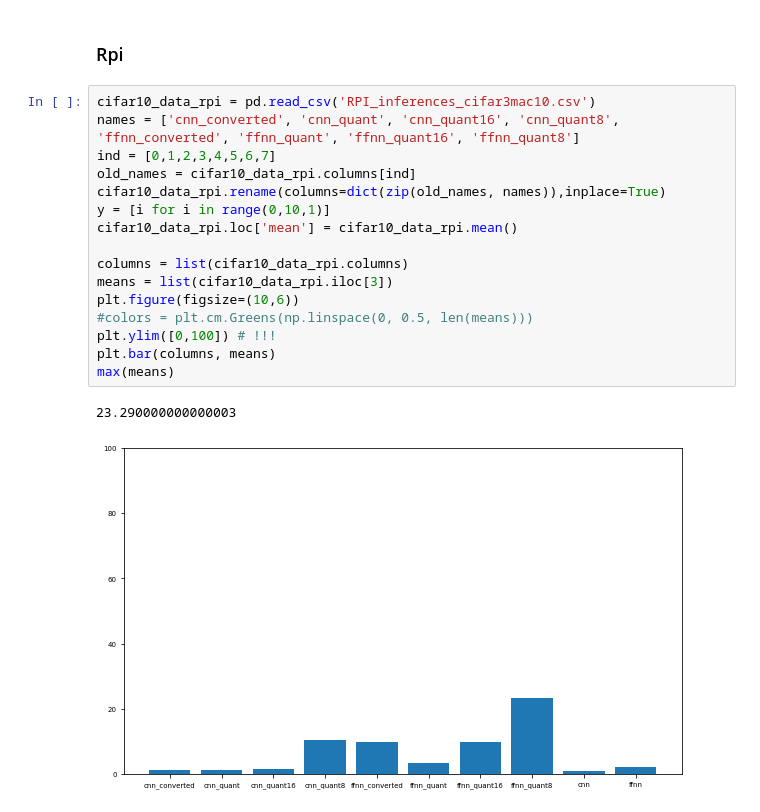
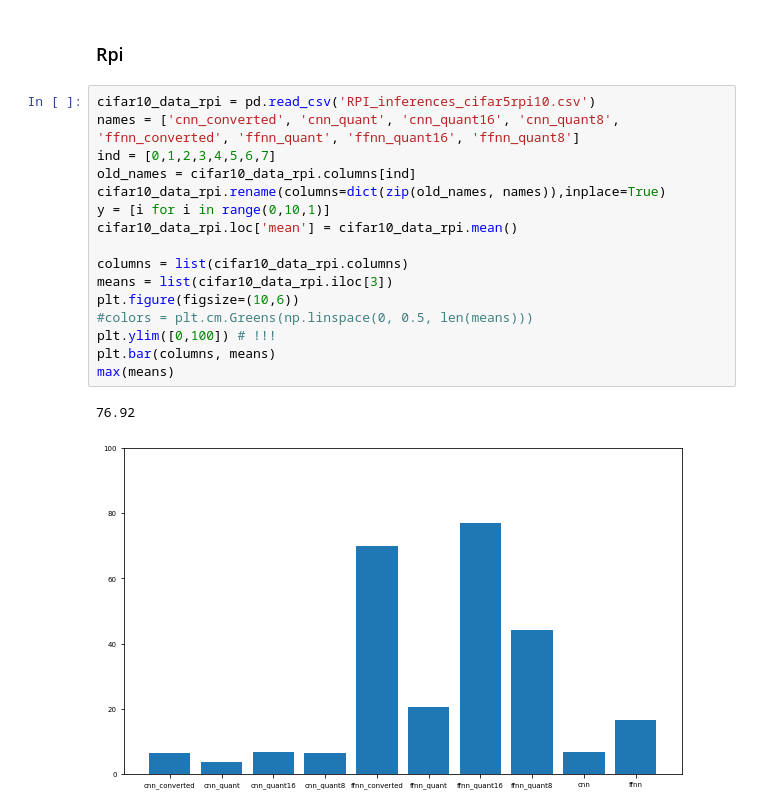
Before and after one commit to toelt-llc/TOELT-tfrabbit, a Jupyter notebook: code/tflite/plots_inferences.ipynb, the cells around one changed output. Cells and saved outputs as stored; diff of their text form.

```diff
--- a/code/tflite/plots_inferences.ipynb
+++ b/code/tflite/plots_inferences.ipynb
@@ -264,21 +264,21 @@ max(means)
 # %% [markdown]
 ### Rpi
 # %%
-cifar10_data_rpi = pd.read_csv('RPI_inferences_cifar3mac10.csv')
+cifar10_data_rpi = pd.read_csv('RPI_inferences_cifar5rpi10.csv')
 names = ['cnn_converted', 'cnn_quant', 'cnn_quant16', 'cnn_quant8', 'ffnn_converted', 'ffnn_quant', 'ffnn_quant16', 'ffnn_quant8']
 ind = [0,1,2,3,4,5,6,7]
 old_names = cifar10_data_rpi.columns[ind]
 cifar10_data_rpi.rename(columns=dict(zip(old_names, names)),inplace=True)
 y = [i for i in range(0,10,1)]
 cifar10_data_rpi.loc['mean'] = cifar10_data_rpi.mean()
 
 columns = list(cifar10_data_rpi.columns)
 means = list(cifar10_data_rpi.iloc[3])
 plt.figure(figsize=(10,6))
 #colors = plt.cm.Greens(np.linspace(0, 0.5, len(means)))
 plt.ylim([0,100]) # !!!
 plt.bar(columns, means)
 max(means)
 # %% [output]
-23.290000000000003
+76.92
-[figure, old version]
+[figure, new version]
```
Also changed, not shown: parts of 1 cell of this notebook, 1 other file.
